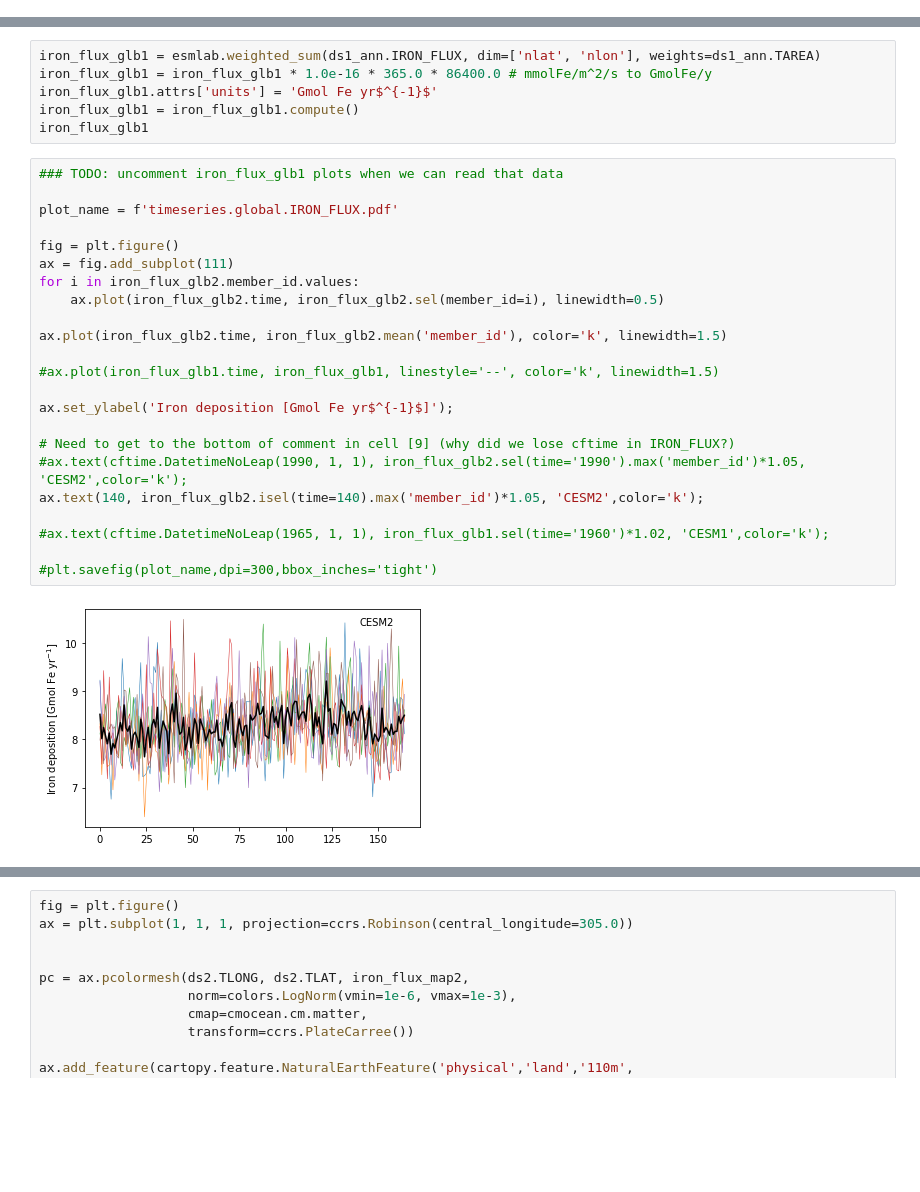
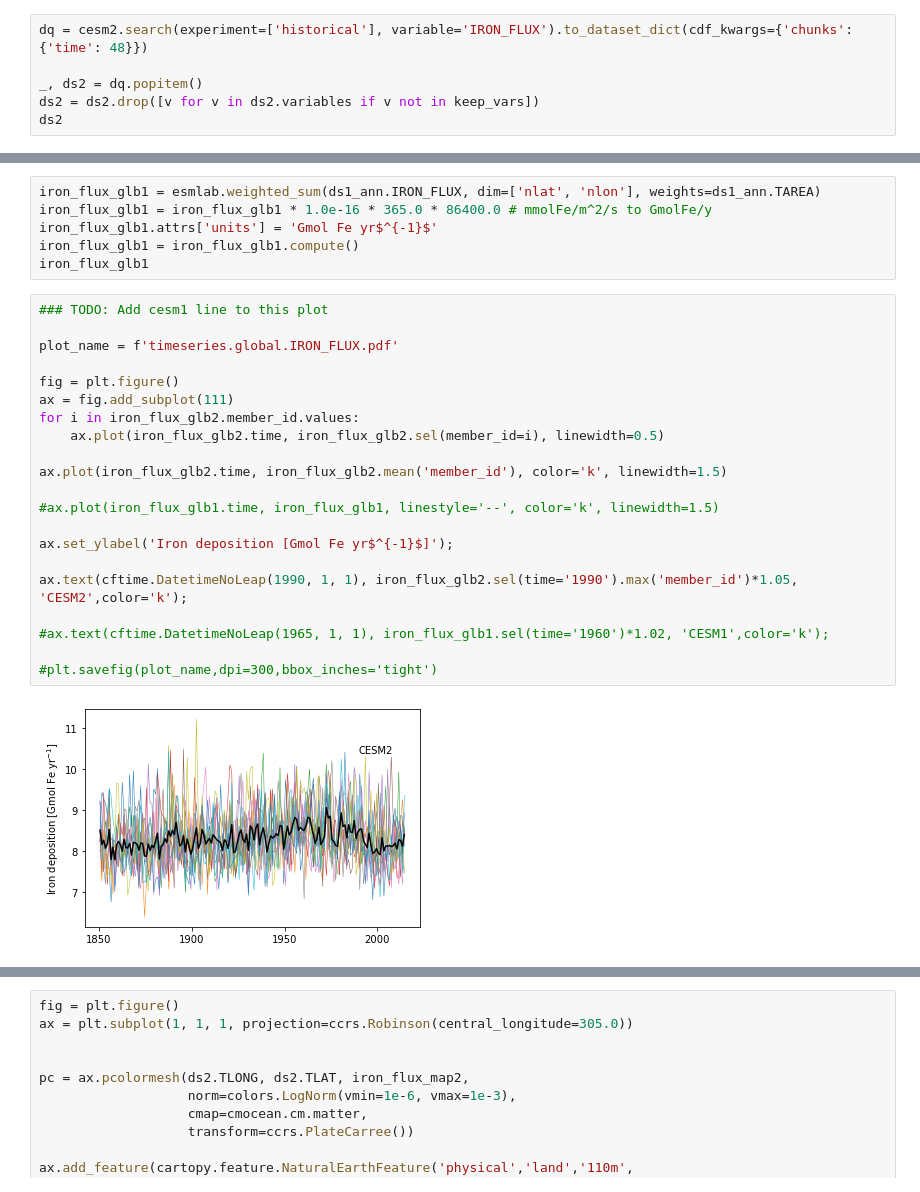
Before and after one commit to marbl-ecosys/cesm2-marbl, a Jupyter notebook: notebooks/forcing_iron_flux.ipynb, the cells around one changed output, grey strips where cells are left out. Saved outputs shown, nothing was run; the diff lists cells and outputs as text; blank space fills up the shorter version.

```diff
--- a/notebooks/forcing_iron_flux.ipynb
+++ b/notebooks/forcing_iron_flux.ipynb
@@ -99,0 +45,6 @@ Data variables:
+# %%
+dq = cesm2.search(experiment=['historical'], variable='IRON_FLUX').to_dataset_dict(cdf_kwargs={'chunks':{'time': 48}})
+
+_, ds2 = dq.popitem()
+ds2 = ds2.drop([v for v in ds2.variables if v not in keep_vars])
+ds2
@@ -180,29 +129,27 @@ iron_flux_glb1.attrs['units'] = 'Gmol Fe yr$^{-1}$'
 iron_flux_glb1 = iron_flux_glb1.compute()
 iron_flux_glb1
 # %%
-### TODO: uncomment iron_flux_glb1 plots when we can read that data
+### TODO: Add cesm1 line to this plot
 
 plot_name = f'timeseries.global.IRON_FLUX.pdf'
 
 fig = plt.figure()
 ax = fig.add_subplot(111)
 for i in iron_flux_glb2.member_id.values:
     ax.plot(iron_flux_glb2.time, iron_flux_glb2.sel(member_id=i), linewidth=0.5)
 
 ax.plot(iron_flux_glb2.time, iron_flux_glb2.mean('member_id'), color='k', linewidth=1.5)
 
 #ax.plot(iron_flux_glb1.time, iron_flux_glb1, linestyle='--', color='k', linewidth=1.5)
 
 ax.set_ylabel('Iron deposition [Gmol Fe yr$^{-1}$]');
 
-# Need to get to the bottom of comment in cell [9] (why did we lose cftime in IRON_FLUX?)
-#ax.text(cftime.DatetimeNoLeap(1990, 1, 1), iron_flux_glb2.sel(time='1990').max('member_id')*1.05, 'CESM2',color='k');
-ax.text(140, iron_flux_glb2.isel(time=140).max('member_id')*1.05, 'CESM2',color='k');
+ax.text(cftime.DatetimeNoLeap(1990, 1, 1), iron_flux_glb2.sel(time='1990').max('member_id')*1.05, 'CESM2',color='k');
 
 #ax.text(cftime.DatetimeNoLeap(1965, 1, 1), iron_flux_glb1.sel(time='1960')*1.02, 'CESM1',color='k');
 
 #plt.savefig(plot_name,dpi=300,bbox_inches='tight')
 # %% [output]
-[figure, old version]
+[figure, new version]
 # %%
 mmolm2s_to_molm2yr = 1e-3 * 86400. * 365.
```
Also changed, not shown: parts of 11 cells of this notebook.
